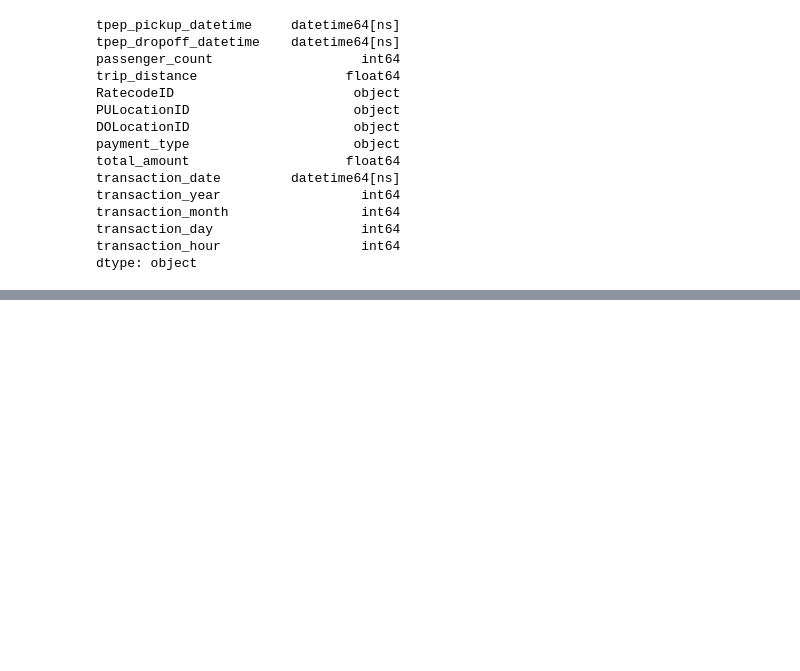
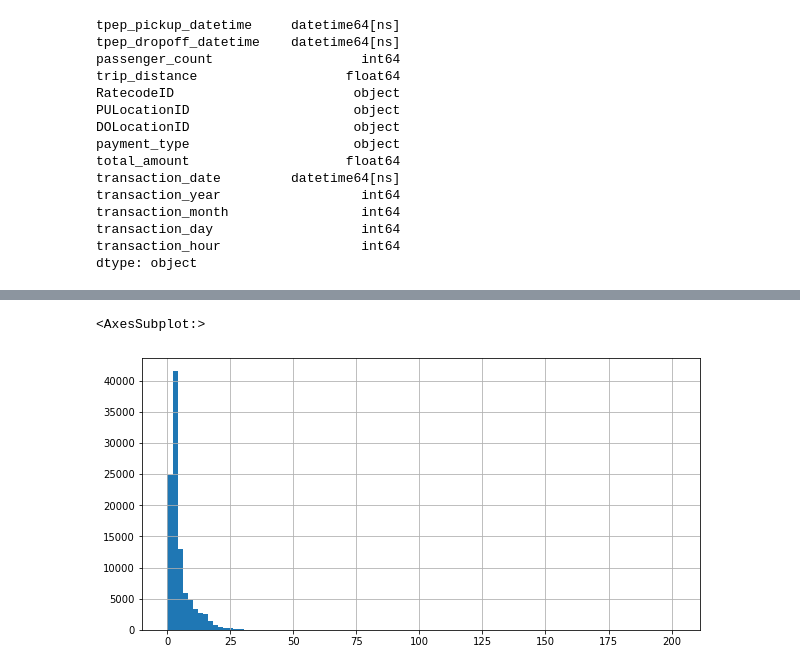
Before and after one commit to yutapon1982-max/New-York-Taxi-Analysis, a Jupyter notebook: Presentable notebook.ipynb, the cells around one changed output, grey strips where cells are left out. Drawn from its saved outputs; the diff is of its cells as text; code cells hidden in the pictures; blank space fills up the shorter version.

```diff
--- a/Presentable notebook.ipynb
+++ b/Presentable notebook.ipynb
@@ -259,3 +263,8 @@ taxi_grouped_by_region.head()
 | 2 | 1 | 2019-01-01 | 1 | 1 | 6 | 0.0 | ... |
 | 3 | 1 | 2019-01-01 | 1 | 1 | 8 | 0.0 | ... |
 | 4 | 1 | 2019-01-01 | 1 | 1 | 10 | 16.9 | ... |
+# %%
+taxi_grouped_by_region['trip_distance'].hist(bins=100, figsize=(10,5))
+# %% [output]
+<AxesSubplot:>
+[figure, added]
```
Also changed, not shown: parts of 11 cells of this notebook.
